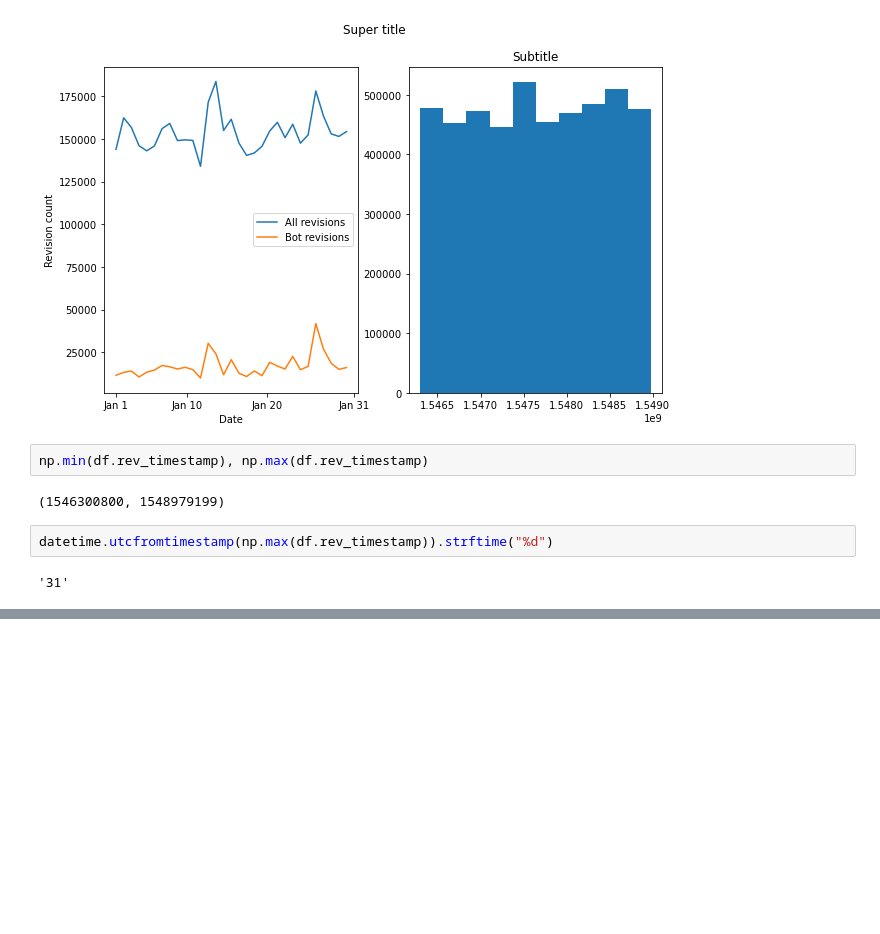
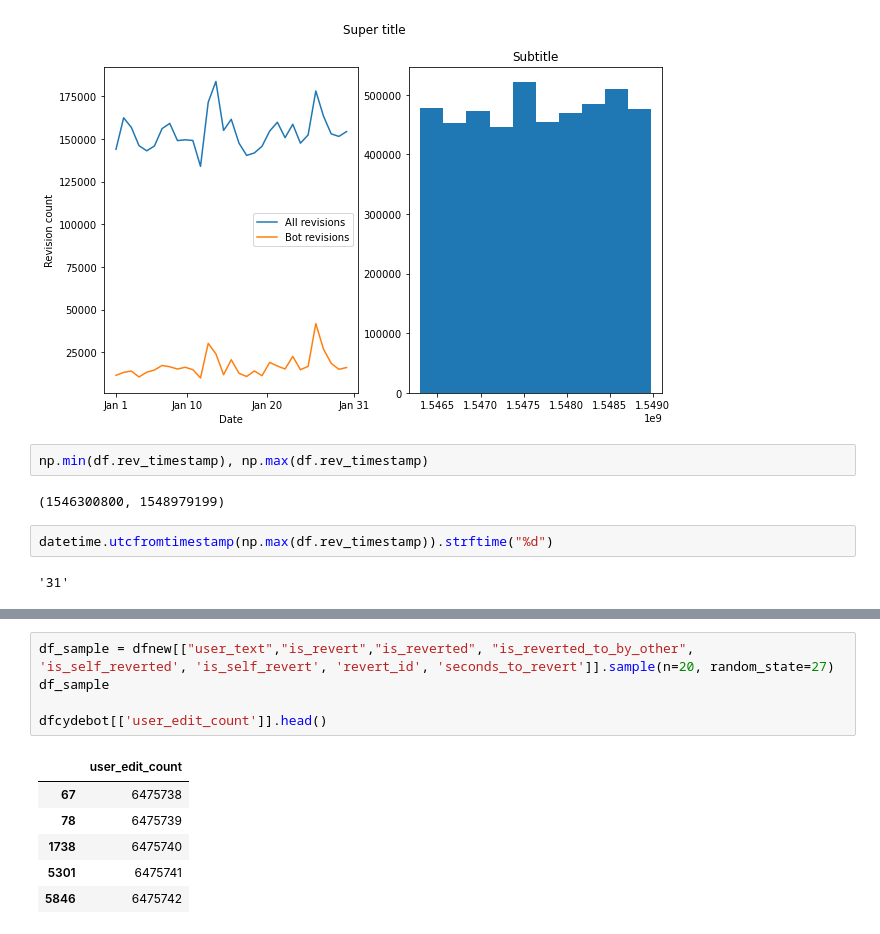
Before and after one commit to levon003/wiki-ores-feedback, a Jupyter notebook: reu2021/analysis_abby.ipynb, the cells around one changed output, grey strips where cells are left out. Drawn from its saved outputs; the diff is of its cells as text; blank space fills up the shorter version.

```diff
--- a/reu2021/analysis_abby.ipynb
+++ b/reu2021/analysis_abby.ipynb
@@ -294,0 +312,12 @@ datetime.utcfromtimestamp(np.max(df.rev_timestamp)).strftime("%d")
+# %%
+df_sample = dfnew[["user_text","is_revert","is_reverted", "is_reverted_to_by_other", 'is_self_reverted', 'is_self_revert', 'revert_id', 'seconds_to_revert']].sample(n=20, random_state=27)
+df_sample
+
+dfcydebot[['user_edit_count']].head()
+# %% [output]
+|  | user_edit_count |
+| 67 | 6475738 |
+| 78 | 6475739 |
+| 1738 | 6475740 |
+| 5301 | 6475741 |
+| 5846 | 6475742 |
```
Also changed, not shown: parts of 8 cells of this notebook.
